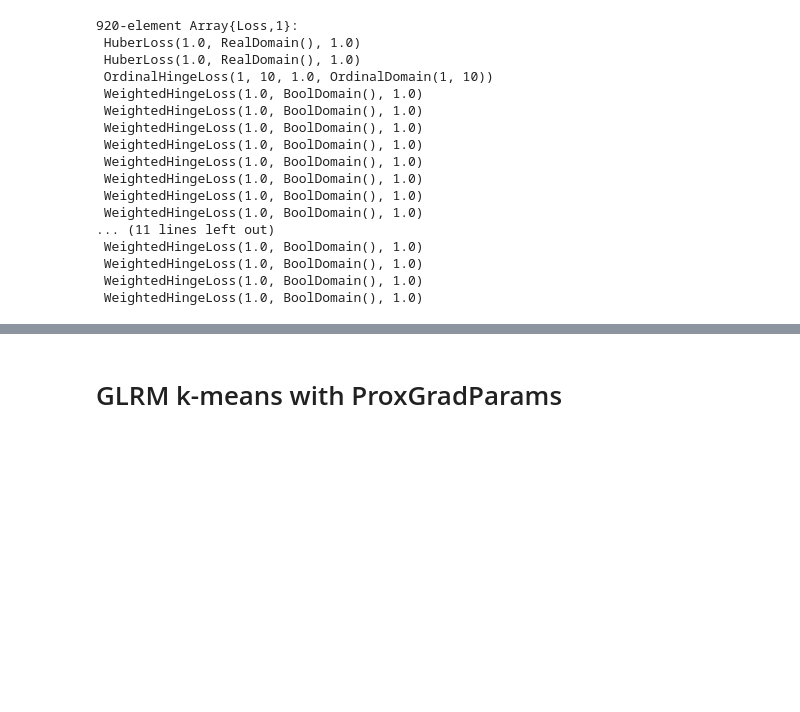
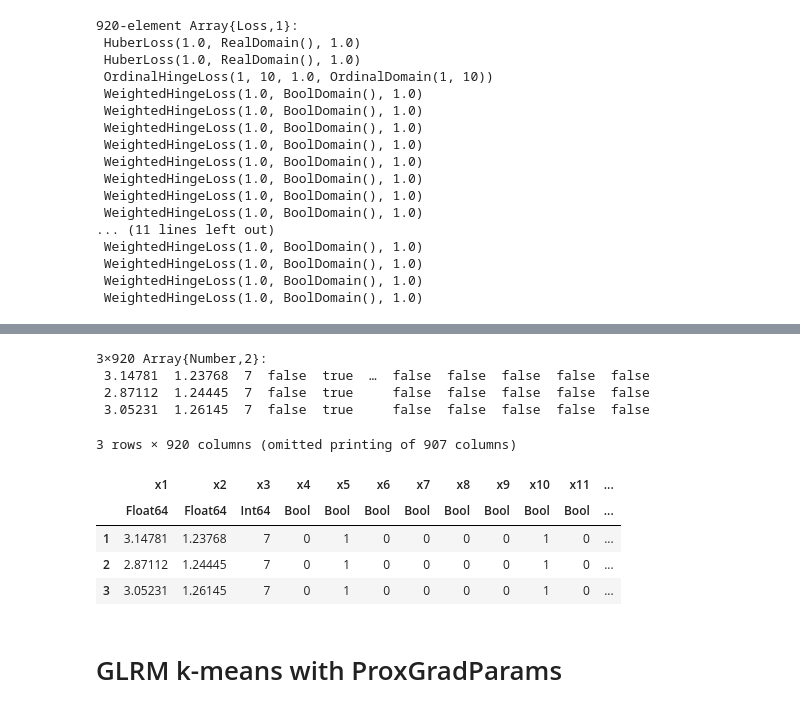
Before and after one commit to kathy908000/Health-Care-Research, a Jupyter notebook: code/glrm_kmeans.ipynb, the cells around one changed output, grey strips where cells are left out. Cells and saved outputs as stored; diff of their text form; code cells hidden in the pictures; blank space fills up the shorter version.

```diff
--- a/code/glrm_kmeans.ipynb
+++ b/code/glrm_kmeans.ipynb
@@ -581,7 +634,21 @@ Y340
+# %%
+imputey340 = impute(losses, Y340)
+# %% [output]
+3×920 Array{Number,2}:
+ 3.14781  1.23768  7  false  true  …  false  false  false  false  false
+ 2.87112  1.24445  7  false  true     false  false  false  false  false
+ 3.05231  1.26145  7  false  true     false  false  false  false  false
 # %%
-imputey340 = impute(losses, Y340)
-CSV.write("/Users/kathy908000/github/health-care-research/data/iy340.csv",  imputey340)
+imputey340d  = convert(DataFrame, imputey340)
+CSV.write("/Users/kathy908000/github/health-care-research/data/iy340.csv",  imputey340d)
 CSV.read("/Users/kathy908000/github/health-care-research/data/iy340.csv")
+# %% [output]
+3 rows × 920 columns (omitted printing of 907 columns)
+|  | x1 | x2 | x3 | x4 | x5 | x6 | x7 | x8 | x9 | x10 | x11 | ... |
+|  | Float64 | Float64 | Int64 | Bool | Bool | Bool | Bool | Bool | Bool | Bool | Bool | ... |
+| 1 | 3.14781 | 1.23768 | 7 | 0 | 1 | 0 | 0 | 0 | 0 | 1 | 0 | ... |
+| 2 | 2.87112 | 1.24445 | 7 | 0 | 1 | 0 | 0 | 0 | 0 | 1 | 0 | ... |
+| 3 | 3.05231 | 1.26145 | 7 | 0 | 1 | 0 | 0 | 0 | 0 | 1 | 0 | ... |
 # %% [markdown]
 # GLRM k-means with ProxGradParams
 # %%
```
Also changed, not shown: parts of 11 cells of this notebook, 1 other file.
